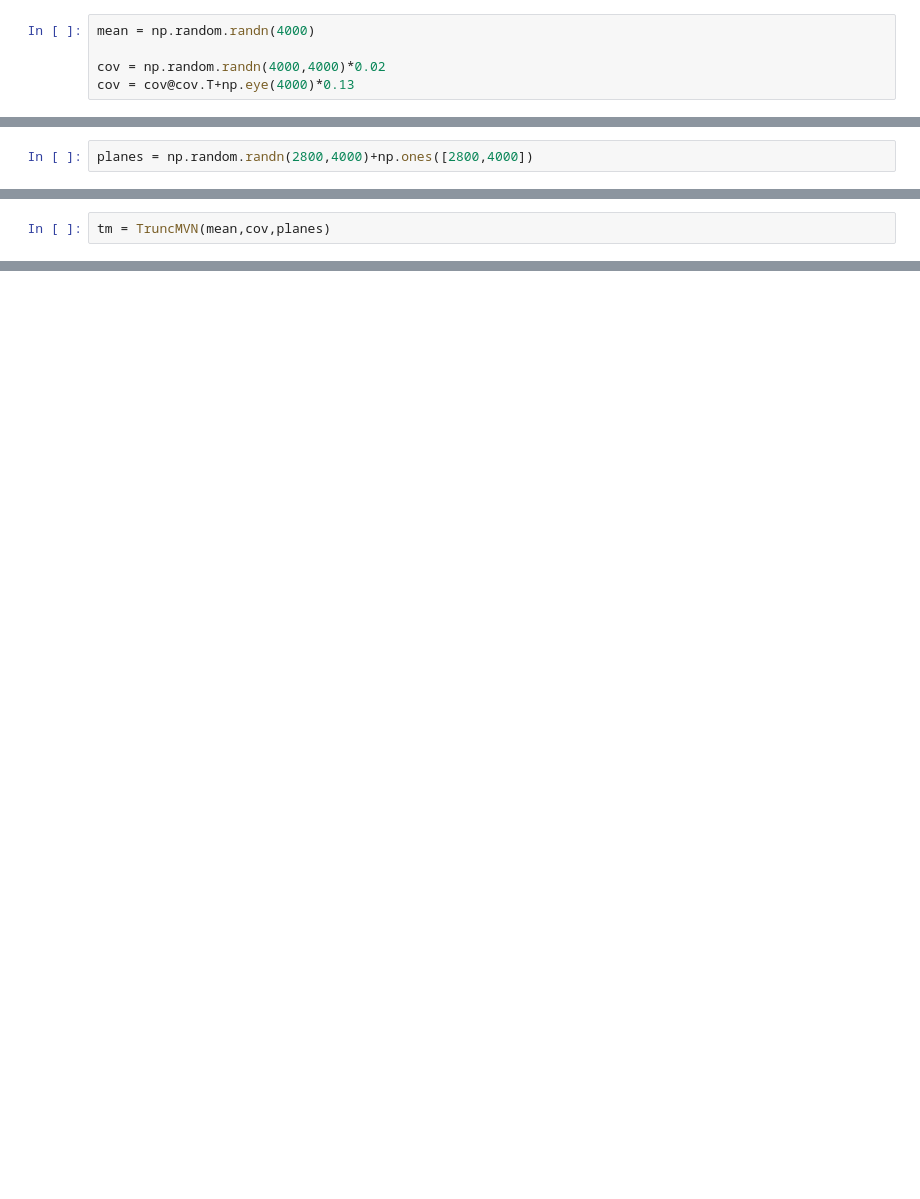
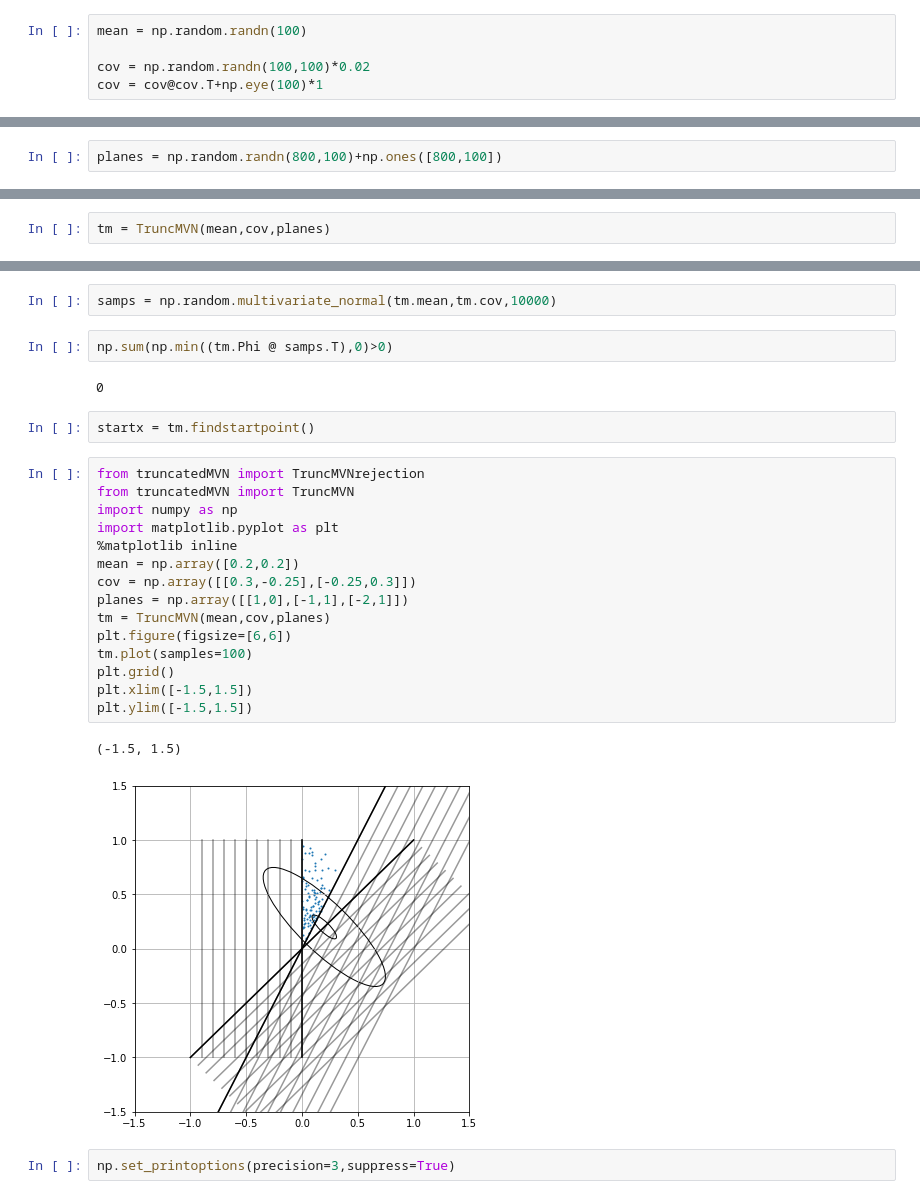
Before and after one commit to lionfish0/truncatedMVN, a Jupyter notebook: jupyter/Faster.ipynb, the cells around one changed output, grey strips where cells are left out. Saved outputs shown, nothing was run; the diff lists cells and outputs as text; blank space fills up the shorter version.

```diff
--- a/jupyter/Faster.ipynb
+++ b/jupyter/Faster.ipynb
@@ -2,10 +2,10 @@
 from truncatedMVN import TruncMVN
 import numpy as np
 # %%
-mean = np.random.randn(4000)
+mean = np.random.randn(100)
 
-cov = np.random.randn(4000,4000)*0.02
-cov = cov@cov.T+np.eye(4000)*0.13
+cov = np.random.randn(100,100)*0.02
+cov = cov@cov.T+np.eye(100)*1
 # %%
 np.linalg.det(cov)
 # %% [output]
@@ -13,2 +13,2 @@ np.linalg.det(cov)
 # %%
-planes = np.random.randn(2800,4000)+np.ones([2800,4000])
+planes = np.random.randn(800,100)+np.ones([800,100])
@@ -29,0 +62,28 @@ tm = TruncMVN(mean,cov,planes)
+# %%
+samps = np.random.multivariate_normal(tm.mean,tm.cov,10000)
+# %%
+np.sum(np.min((tm.Phi @ samps.T),0)>0)
+# %% [output]
+0
+# %%
+startx = tm.findstartpoint()
+# %%
+from truncatedMVN import TruncMVNrejection
+from truncatedMVN import TruncMVN
+import numpy as np
+import matplotlib.pyplot as plt
+%matplotlib inline
+mean = np.array([0.2,0.2])
+cov = np.array([[0.3,-0.25],[-0.25,0.3]])
+planes = np.array([[1,0],[-1,1],[-2,1]])
+tm = TruncMVN(mean,cov,planes)
+plt.figure(figsize=[6,6])
+tm.plot(samples=100)
+plt.grid()
+plt.xlim([-1.5,1.5])
+plt.ylim([-1.5,1.5])
+# %% [output]
+(-1.5, 1.5)
+[figure, added]
+# %%
+np.set_printoptions(precision=3,suppress=True)
```
Also changed, not shown: parts of 17 cells of this notebook, 2 other files.
